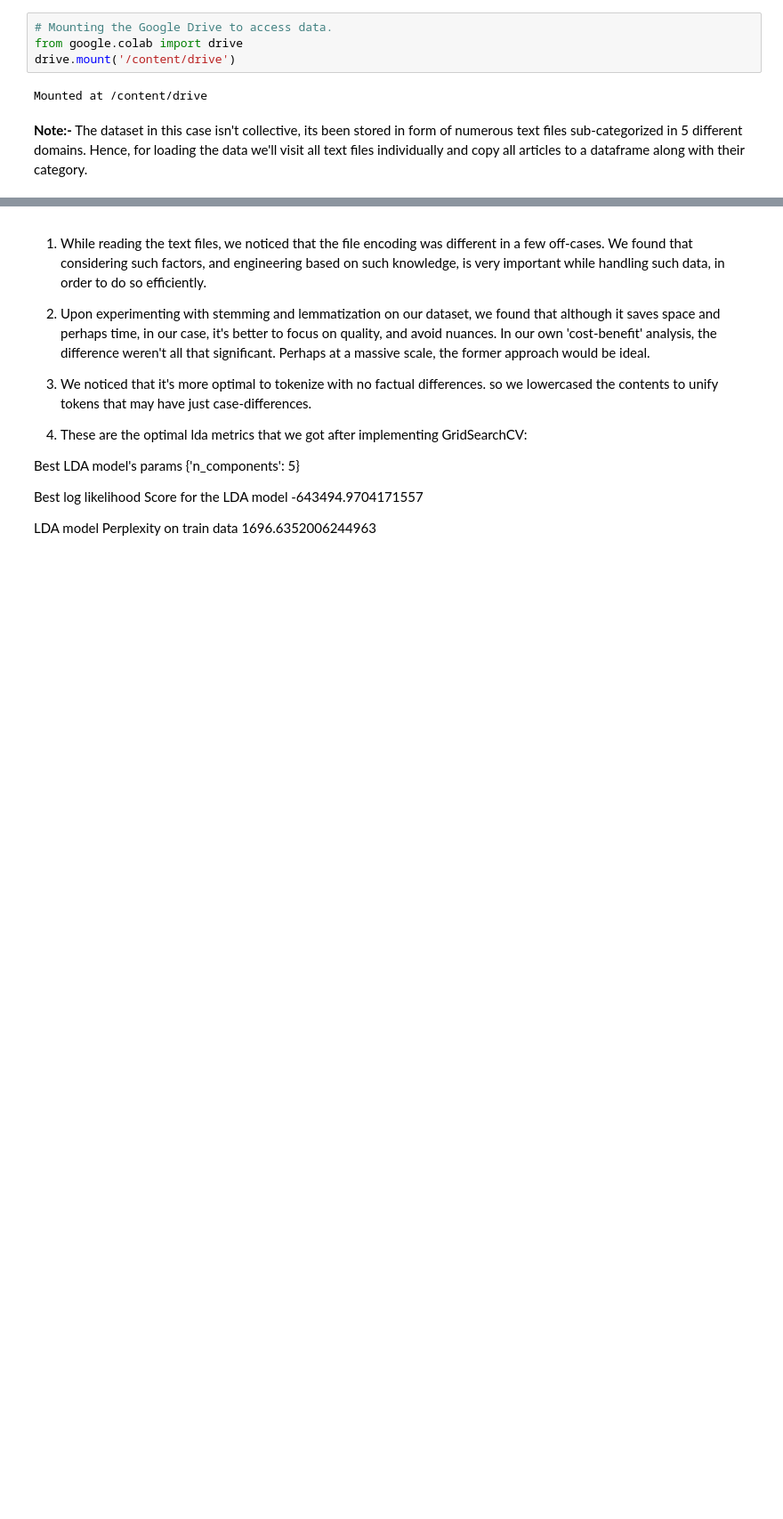
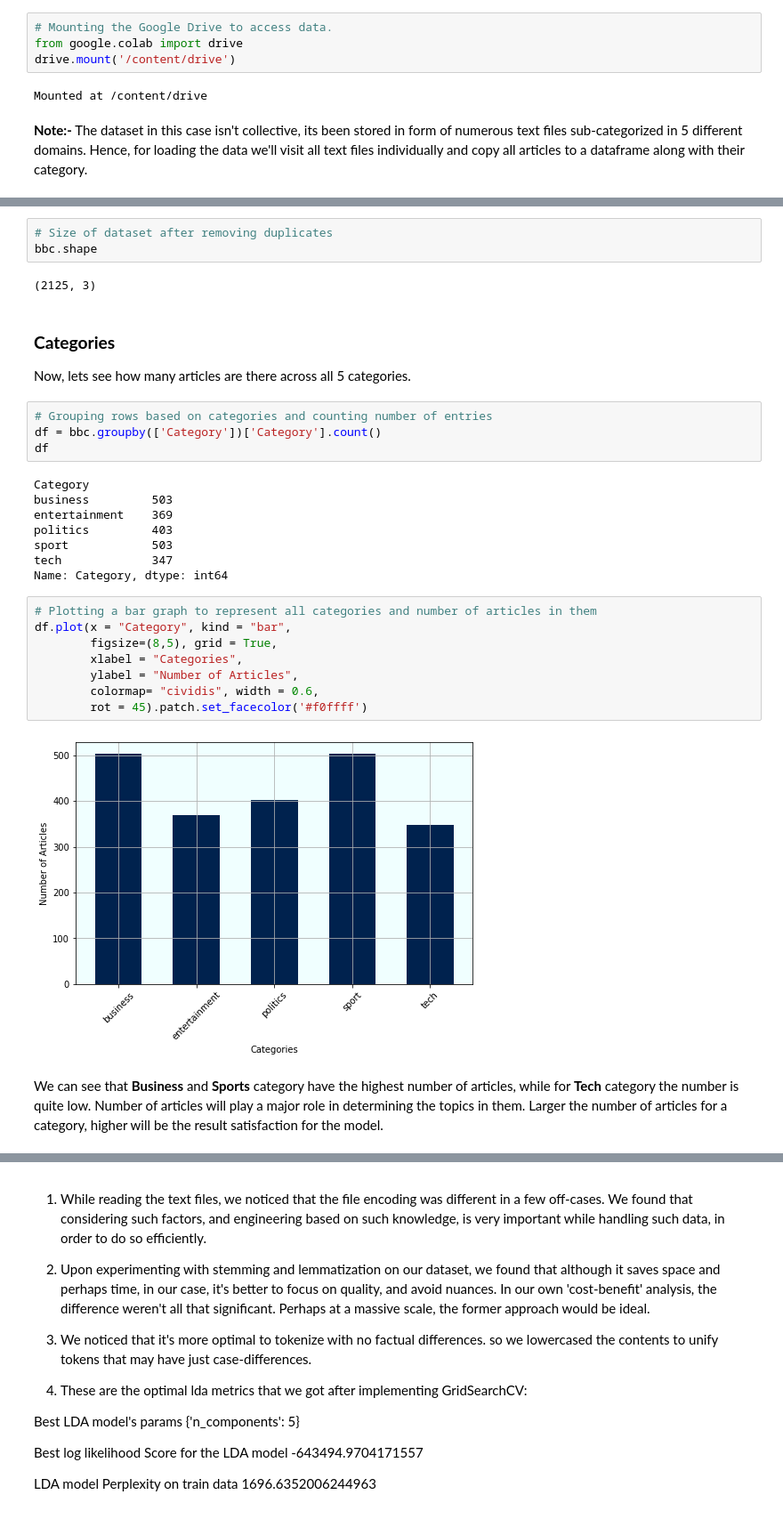
Before and after one commit to Keshav1506/Topic-Modelling-on-BBC-News-Articles-using-LDA, a Jupyter notebook: Topic_Modelling_on_BBC_News_Articles.ipynb, the cells around one changed output, grey strips where cells are left out. Shown at 89% size. Drawn from its saved outputs; the diff is of its cells as text; blank space fills up the shorter version.

```diff
--- a/Topic_Modelling_on_BBC_News_Articles.ipynb
+++ b/Topic_Modelling_on_BBC_News_Articles.ipynb
@@ -470,0 +196,33 @@ Conclusions (intuitive) (Keshav, Sahil, Jayesh kindly simplify anything which se
+# %%
+# Size of dataset after removing duplicates
+bbc.shape
+# %% [output]
+(2125, 3)
+# %% [markdown]
+### **Categories**
+
+Now, lets see how many articles are there across all 5 categories.
+# %%
+# Grouping rows based on categories and counting number of entries
+df = bbc.groupby(['Category'])['Category'].count()
+df
+# %% [output]
+Category
+business         503
+entertainment    369
+politics         403
+sport            503
+tech             347
+Name: Category, dtype: int64
+# %%
+# Plotting a bar graph to represent all categories and number of articles in them
+df.plot(x = "Category", kind = "bar",
+        figsize=(8,5), grid = True,
+        xlabel = "Categories",
+        ylabel = "Number of Articles",
+        colormap= "cividis", width = 0.6,
+        rot = 45).patch.set_facecolor('#f0ffff')
+# %% [output]
+[figure, added]
+# %% [markdown]
+We can see that **Business** and **Sports** category have the highest number of articles, while for **Tech** category the number is quite low. Number of articles will play a major role in determining the topics in them. Larger the number of articles for a category, higher will be the result satisfaction for the model.
```
Also changed, not shown: parts of 120 cells of this notebook.
